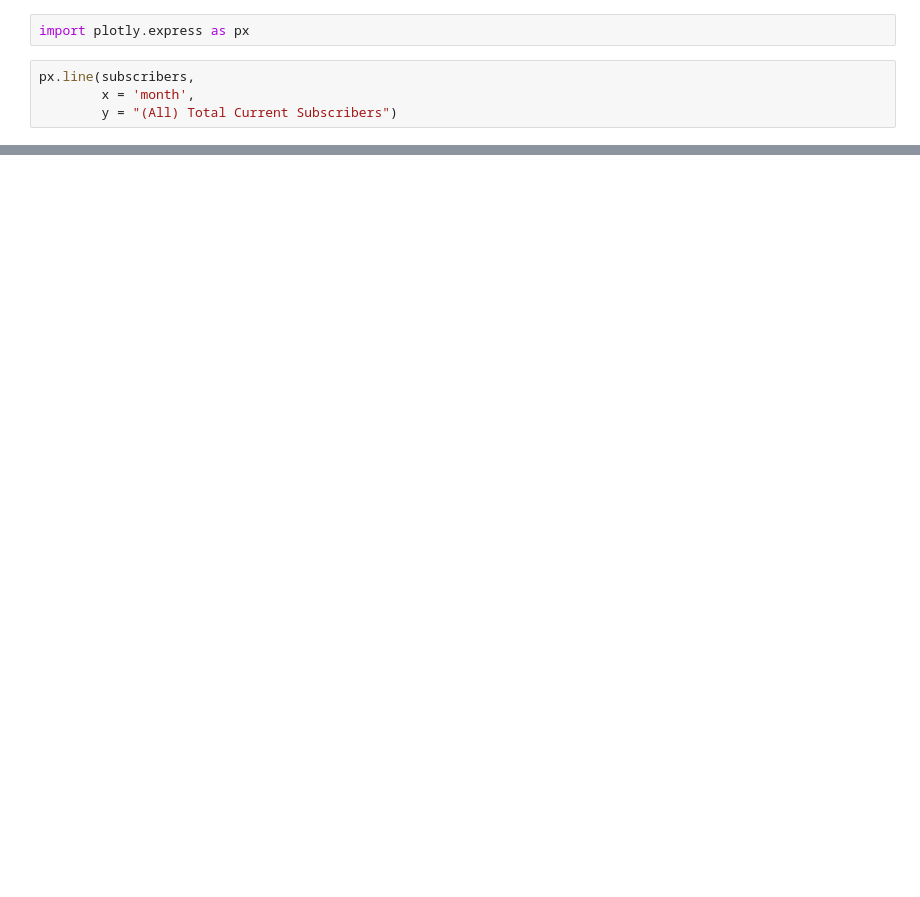
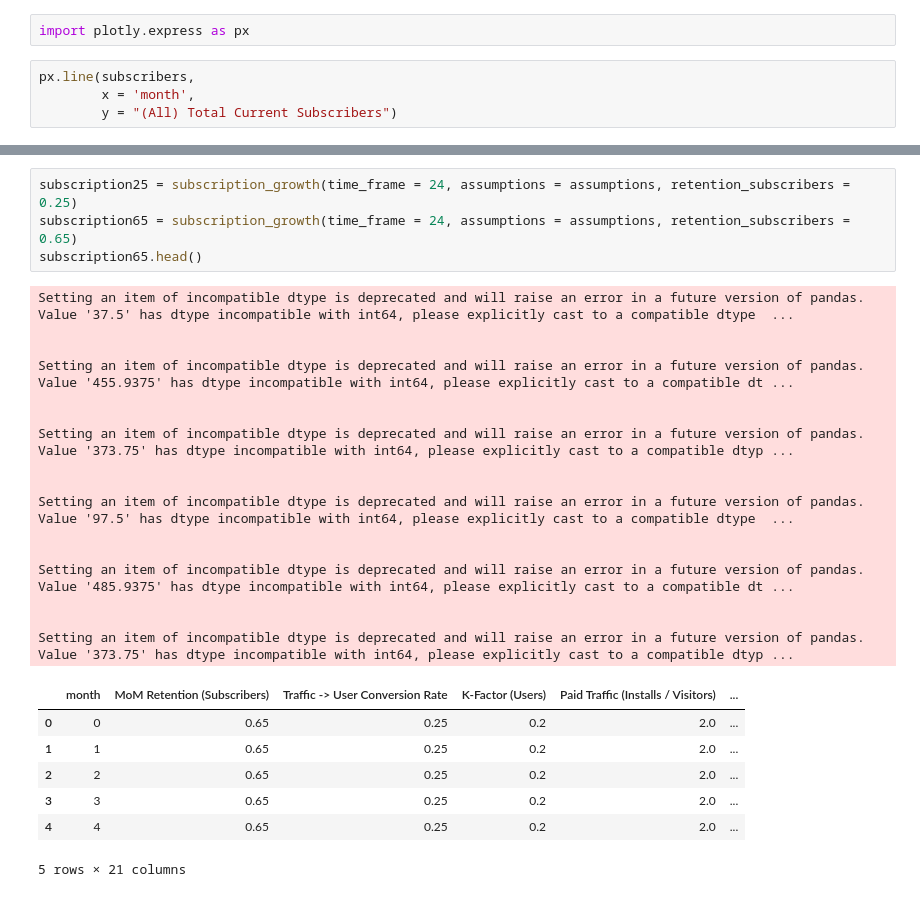
Before and after one commit to mbbau/Mash3_simulation, a Jupyter notebook: development_notebook.ipynb, the cells around one changed output, grey strips where cells are left out. Saved outputs shown, nothing was run; the diff lists cells and outputs as text; blank space fills up the shorter version.

```diff
--- a/development_notebook.ipynb
+++ b/development_notebook.ipynb
@@ -120,0 +348,28 @@ px.line(subscribers,
+# %%
+subscription25 = subscription_growth(time_frame = 24, assumptions = assumptions, retention_subscribers = 0.25)
+subscription65 = subscription_growth(time_frame = 24, assumptions = assumptions, retention_subscribers = 0.65)
+subscription65.head()
+# %% [output]
+Setting an item of incompatible dtype is deprecated and will raise an error in a future version of pandas. Value '37.5' has dtype incompatible with int64, please explicitly cast to a compatible dtype  ...
+
+
+Setting an item of incompatible dtype is deprecated and will raise an error in a future version of pandas. Value '455.9375' has dtype incompatible with int64, please explicitly cast to a compatible dt ...
+
+
+Setting an item of incompatible dtype is deprecated and will raise an error in a future version of pandas. Value '373.75' has dtype incompatible with int64, please explicitly cast to a compatible dtyp ...
+
+
+Setting an item of incompatible dtype is deprecated and will raise an error in a future version of pandas. Value '97.5' has dtype incompatible with int64, please explicitly cast to a compatible dtype  ...
+
+
+Setting an item of incompatible dtype is deprecated and will raise an error in a future version of pandas. Value '485.9375' has dtype incompatible with int64, please explicitly cast to a compatible dt ...
+
+
+Setting an item of incompatible dtype is deprecated and will raise an error in a future version of pandas. Value '373.75' has dtype incompatible with int64, please explicitly cast to a compatible dtyp ...
+|  | month | MoM Retention (Subscribers) | Traffic -> User Conversion Rate | K-Factor (Users) | Paid Traffic (Installs / Visitors) | ... |
+| 0 | 0 | 0.65 | 0.25 | 0.2 | 2.0 | ... |
+| 1 | 1 | 0.65 | 0.25 | 0.2 | 2.0 | ... |
+| 2 | 2 | 0.65 | 0.25 | 0.2 | 2.0 | ... |
+| 3 | 3 | 0.65 | 0.25 | 0.2 | 2.0 | ... |
+| 4 | 4 | 0.65 | 0.25 | 0.2 | 2.0 | ... |
+5 rows × 21 columns
```
Also changed, not shown: parts of 12 cells of this notebook, 7 other files.
